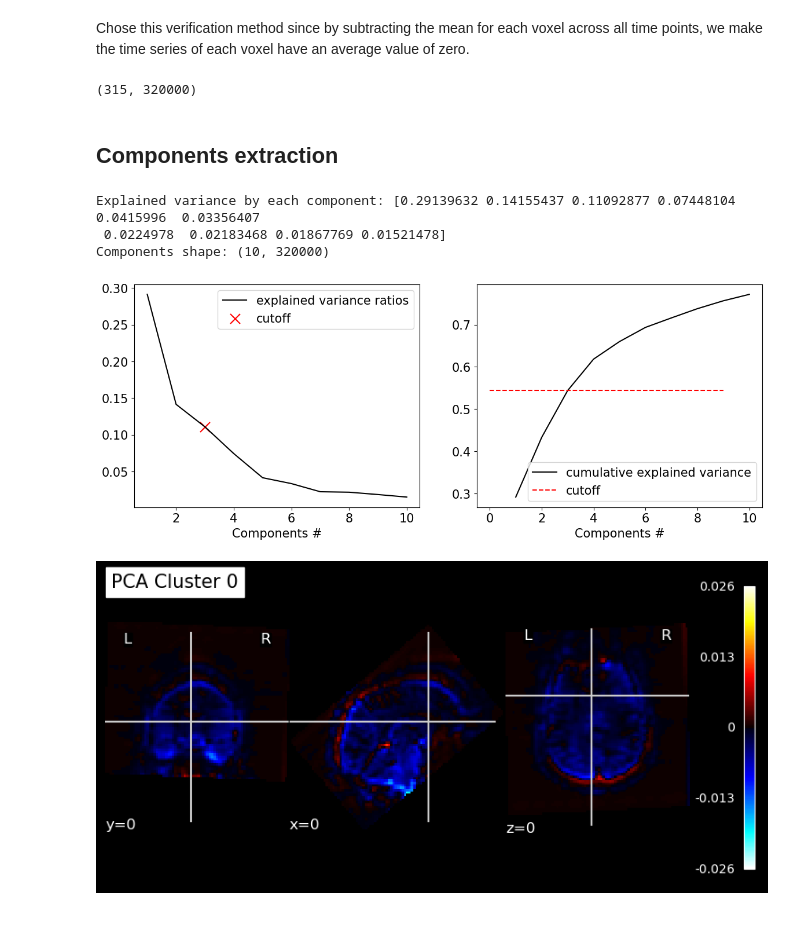
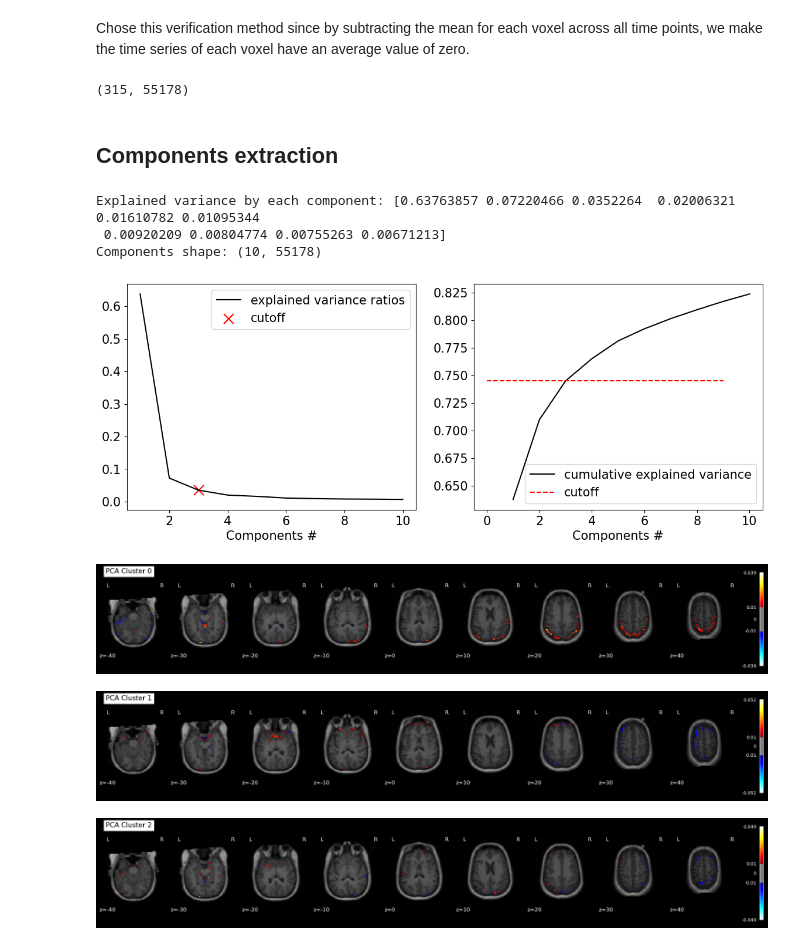
Before and after one commit to AlexisCogne/NSSP_projects, a Jupyter notebook: PCA.ipynb, the cells around one changed output. Cells and saved outputs as stored; diff of their text form; code cells hidden in the pictures.

```diff
--- a/PCA.ipynb
+++ b/PCA.ipynb
@@ -33,8 +33,8 @@ bids_root = op.join(sample_path, dataset_id)
 deriv_root = op.join(bids_root, 'derivatives')
 preproc_root = op.join(bids_root, 'derivatives','preprocessed_data')
 # %%
-data_path = op.join(preproc_root, 'sub-control01', 'func','concatenated_bold_moco_smoothed-6mm.nii.gz')
-img = nib.load(data_path)
+data_path = op.join(preproc_root, 'sub-control01', 'func','concatenated_bold_moco.nii.gz')#_smoothed-6mm.nii.gz')
+img = nib.load(op.join(preproc_root, 'sub-control01', 'anat','coregistered_anatomical.nii.gz'))
 affine = img.affine
 data = np.asanyarray(img.dataobj)
 data.shape
@@ -115,7 +115,7 @@ Chose this verification method since by subtracting the mean for each voxel acro
 # %%
 X.shape
 # %% [output]
-(315, 320000)
+(315, 55178)
 # %% [markdown]
 ## Components extraction
 # %%
@@ -125,7 +125,7 @@ nb_components = 10 # Arbitrary number
 pca = PCA(n_components=nb_components)
 
 # Fit the PCA model to the data (where samples are voxels and features are time points)
-pca.fit(samples)
+pca.fit(X)
 
 # Retrieve the principal components
 components = pca.components_  # Shape (nb_components, n_timepoints)
@@ -134,9 +134,9 @@ explained_variance = pca.explained_variance_ratio_
 print("Explained variance by each component:", explained_variance)
 print("Components shape:", components.shape)
 # %% [output]
-Explained variance by each component: [0.29139632 0.14155437 0.11092877 0.07448104 0.0415996  0.03356407
- 0.0224978  0.02183468 0.01867769 0.01521478]
-Components shape: (10, 320000)
+Explained variance by each component: [0.63763857 0.07220466 0.0352264  0.02006321 0.01610782 0.01095344
+ 0.00920209 0.00804774 0.00755263 0.00671213]
+Components shape: (10, 55178)
 # %%
 fig, ax = plt.subplots(1, 2, figsize=(14,5))
 
@@ -154,7 +154,7 @@ for k in range(2):
     ax[k].legend(prop={'size':15})
     ax[k].tick_params(axis='both', which='major', labelsize=15)
 # %% [output]
-[figure, old version]
+[figure, new version]
 # %%
 
 # Initialize an empty list to store each spatial component as a 3D volume
@@ -175,12 +175,15 @@ for spatial_component in components:
 # %%
 from nilearn.plotting import plot_stat_map
 from nilearn.image import mean_img
 mean_img_ = mean_img(img)
-visual_idx = 0
-plot_stat_map(nib.Nifti1Image(pca_clusters[visual_idx], affine), bg_img=mean_img_, threshold=0,
-               cut_coords=[0,0,0], black_bg=True,
-              title=f'PCA Cluster {visual_idx}')
+
+for visual_idx in range(nb_clusters):
+    plot_stat_map(nib.Nifti1Image(pca_clusters[visual_idx], affine), bg_img=mean_img_, threshold=0.01,
+                   cut_coords=[-40, -30, -20, -10, 0, 10, 20, 30, 40], black_bg=True, display_mode = "z",
+                  title=f'PCA Cluster {visual_idx}')
 
 plt.show()
 # %% [output]
-[figure, old version]
+[figure, new version]
+[figure, added]
+[figure, added]
```
Also changed, not shown: parts of 4 cells of this notebook.
